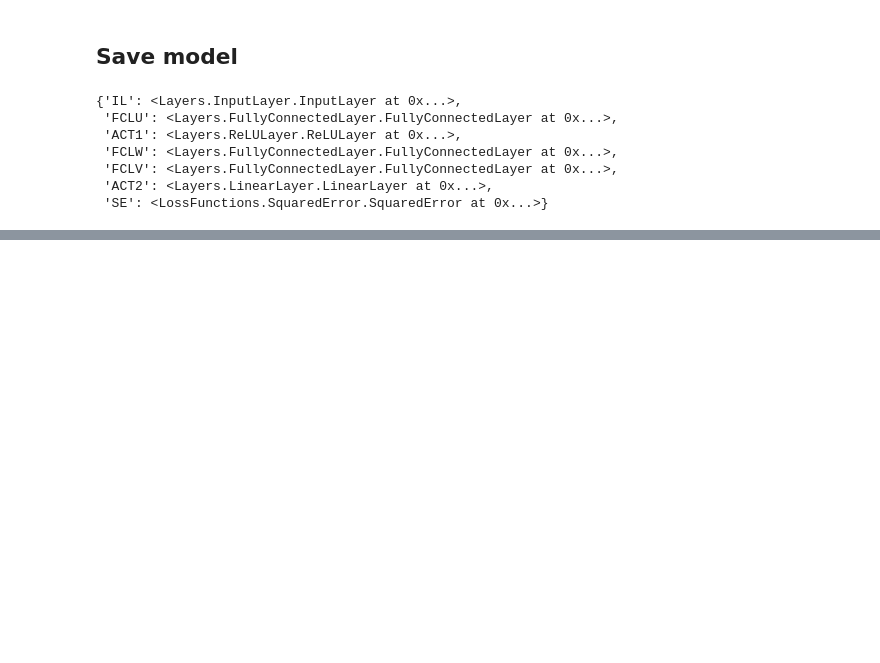
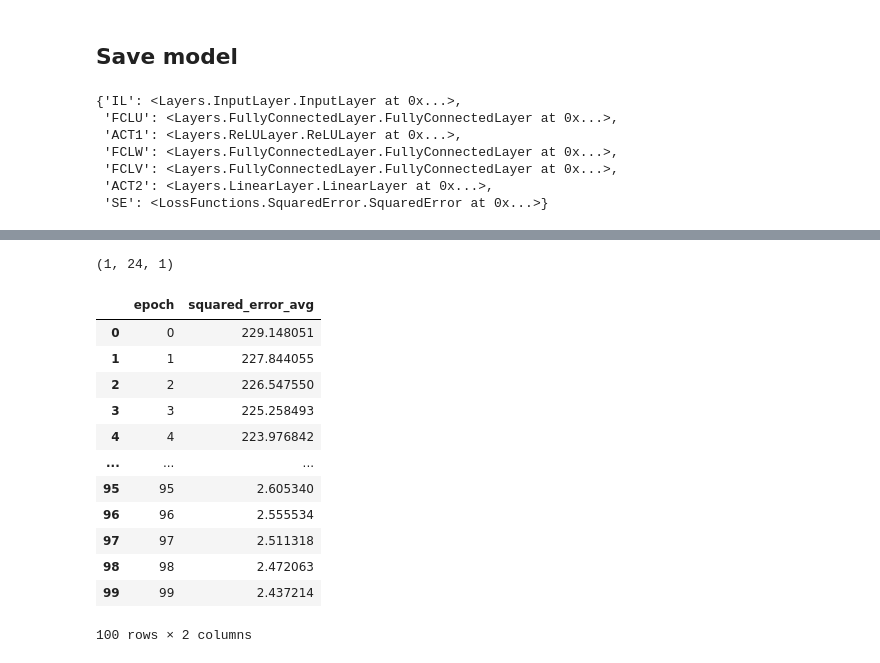
Before and after one commit to jrf343/RNN, a Jupyter notebook: Philly_multibatch_RNN_testing.ipynb, the cells around one changed output, grey strips where cells are left out. Drawn from its saved outputs; the diff is of its cells as text; code cells hidden in the pictures; blank space fills up the shorter version.

```diff
--- a/Philly_multibatch_RNN_testing.ipynb
+++ b/Philly_multibatch_RNN_testing.ipynb
@@ -800,0 +1038,7 @@ load_model_pickle("./Models/rnn_relu_batches_6batches.pkl")
+# %%
+df = load_data("./Data/PhiladelphiaLandTemperatures.csv")
+years_train = [1980, 1983, 1990, 1993, 2000, 2003]
+
+slices_train = get_slice_list(years_train, df)
+
+X_train, y_train = train_test_split_batches(slices_train, 24)
@@ -800,0 +1052,4 @@ load_model_pickle("./Models/rnn_relu_batches_6batches.pkl")
+# %%
+X_train.shape
+# %% [output]
+(1, 24, 1)
@@ -800,0 +1129,21 @@ load_model_pickle("./Models/rnn_relu_batches_6batches.pkl")
+# %%
+lr = 1e-5
+
+# Assume scaling by X_train[0] is sufficient for all batches
+rnn_tanh_batches = make_RNN(X_inp = X_train[0], fcl_size=20, output_size=y_train[0].shape[0]) # Have to reinitialize
+training_results_tanh_batches = train_RNN_inplace_with_batches_for(rnn_tanh_batches, X_train, y_train, learning_rate=lr, epochs=100)
+training_results_tanh_batches
+# %% [output]
+|  | epoch | squared_error_avg |
+| 0 | 0 | 229.148051 |
+| 1 | 1 | 227.844055 |
+| 2 | 2 | 226.547550 |
+| 3 | 3 | 225.258493 |
+| 4 | 4 | 223.976842 |
+| ... | ... | ... |
+| 95 | 95 | 2.605340 |
+| 96 | 96 | 2.555534 |
+| 97 | 97 | 2.511318 |
+| 98 | 98 | 2.472063 |
+| 99 | 99 | 2.437214 |
+100 rows × 2 columns
```
Also changed, not shown: parts of 24 cells of this notebook, 1 other file.
